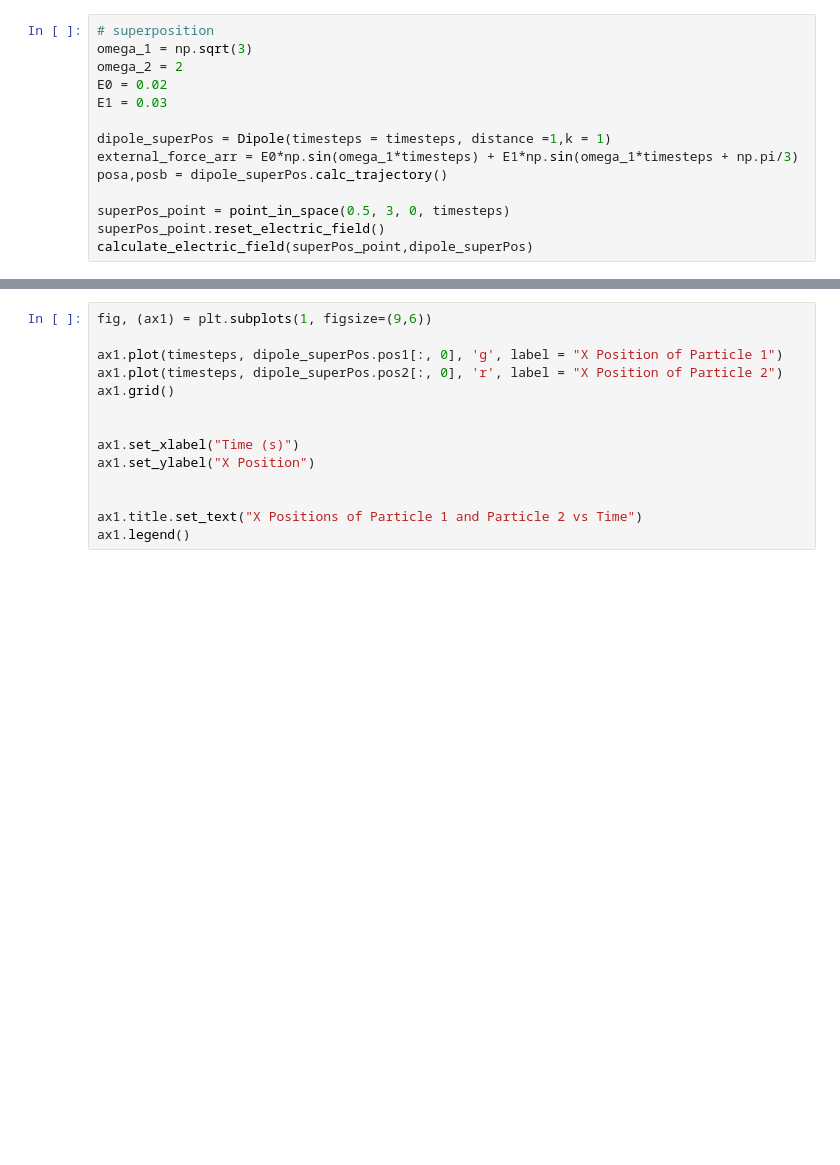
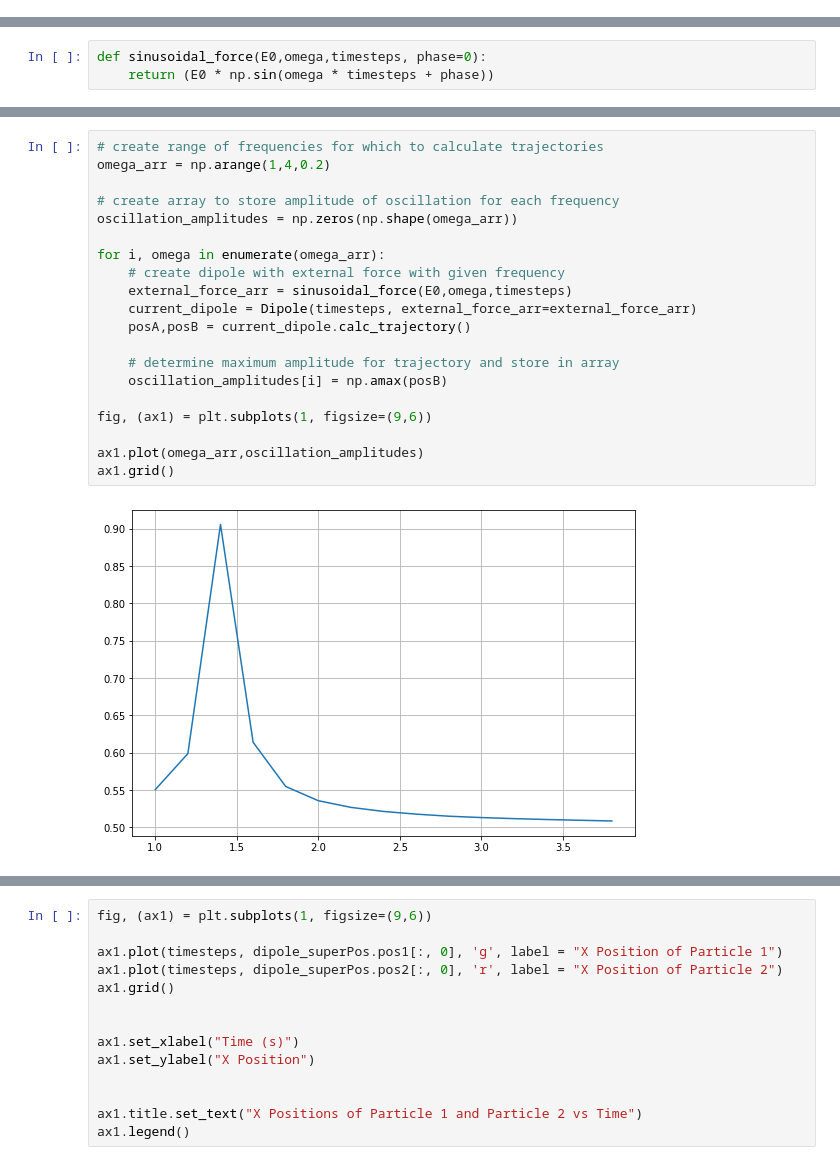
Before and after one commit to skorman/RayleighScattering, a Jupyter notebook: Rayleigh Scattering.ipynb, the cells around one changed output, grey strips where cells are left out. Cells and saved outputs as stored; diff of their text form; blank space fills up the shorter version.

```diff
--- a/Rayleigh Scattering.ipynb
+++ b/Rayleigh Scattering.ipynb
@@ -541,14 +0,0 @@ fig.subplots_adjust(hspace=.3)
-# %%
-# superposition
-omega_1 = np.sqrt(3)
-omega_2 = 2
-E0 = 0.02
-E1 = 0.03
-
-dipole_superPos = Dipole(timesteps = timesteps, distance =1,k = 1)
-external_force_arr = E0*np.sin(omega_1*timesteps) + E1*np.sin(omega_1*timesteps + np.pi/3)
-posa,posb = dipole_superPos.calc_trajectory()
-
-superPos_point = point_in_space(0.5, 3, 0, timesteps)
-superPos_point.reset_electric_field()
-calculate_electric_field(superPos_point,dipole_superPos)
@@ -554,0 +95,3 @@ calculate_electric_field(superPos_point,dipole_superPos)
+# %%
+def sinusoidal_force(E0,omega,timesteps, phase=0):
+    return (E0 * np.sin(omega * timesteps + phase))
@@ -554,0 +140,22 @@ calculate_electric_field(superPos_point,dipole_superPos)
+# %%
+# create range of frequencies for which to calculate trajectories
+omega_arr = np.arange(1,4,0.2)
+
+# create array to store amplitude of oscillation for each frequency
+oscillation_amplitudes = np.zeros(np.shape(omega_arr))
+
+for i, omega in enumerate(omega_arr):
+    # create dipole with external force with given frequency
+    external_force_arr = sinusoidal_force(E0,omega,timesteps)
+    current_dipole = Dipole(timesteps, external_force_arr=external_force_arr)
+    posA,posB = current_dipole.calc_trajectory()
+
+    # determine maximum amplitude for trajectory and store in array
+    oscillation_amplitudes[i] = np.amax(posB)
+
+fig, (ax1) = plt.subplots(1, figsize=(9,6))
+
+ax1.plot(omega_arr,oscillation_amplitudes)
+ax1.grid()
+# %% [output]
+[figure, added]
```
Also changed, not shown: parts of 45 cells of this notebook.
